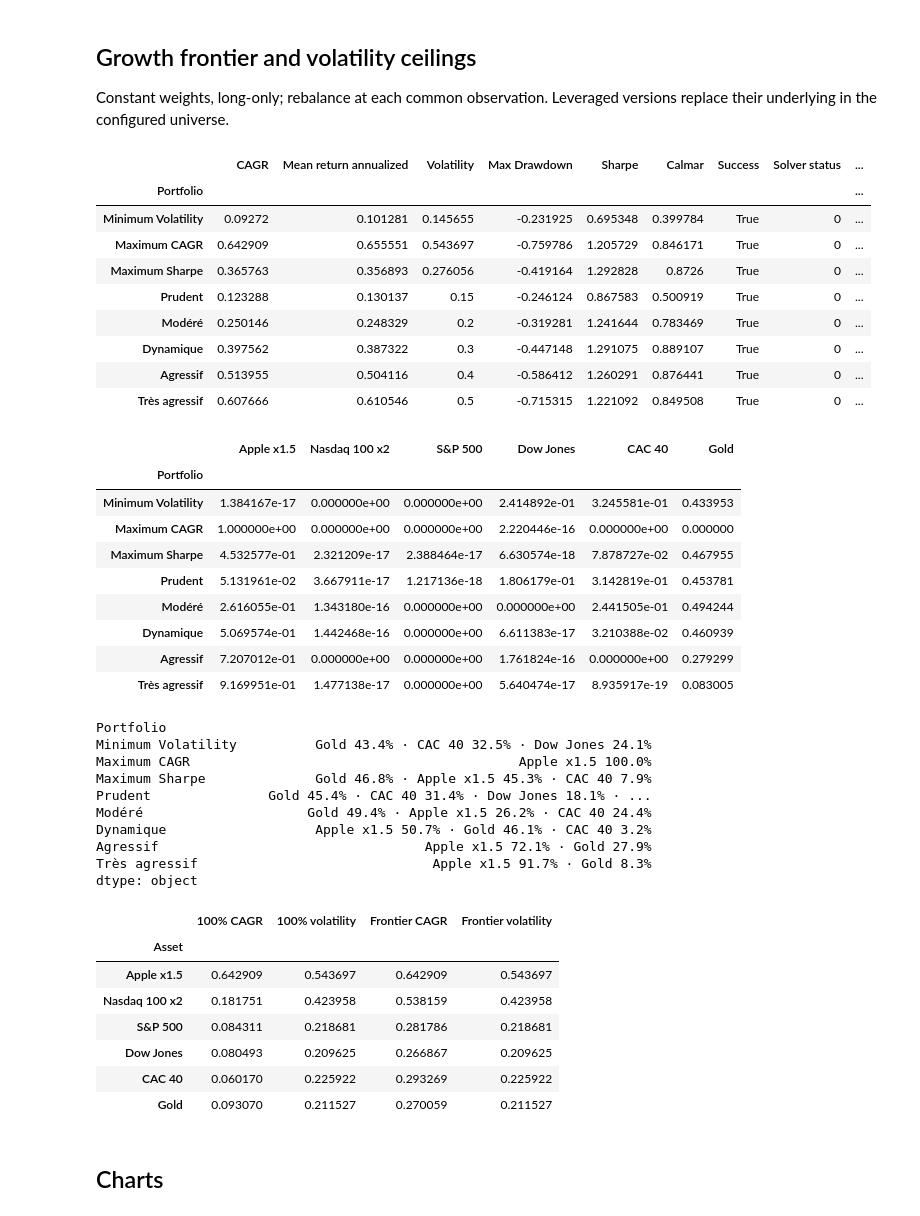
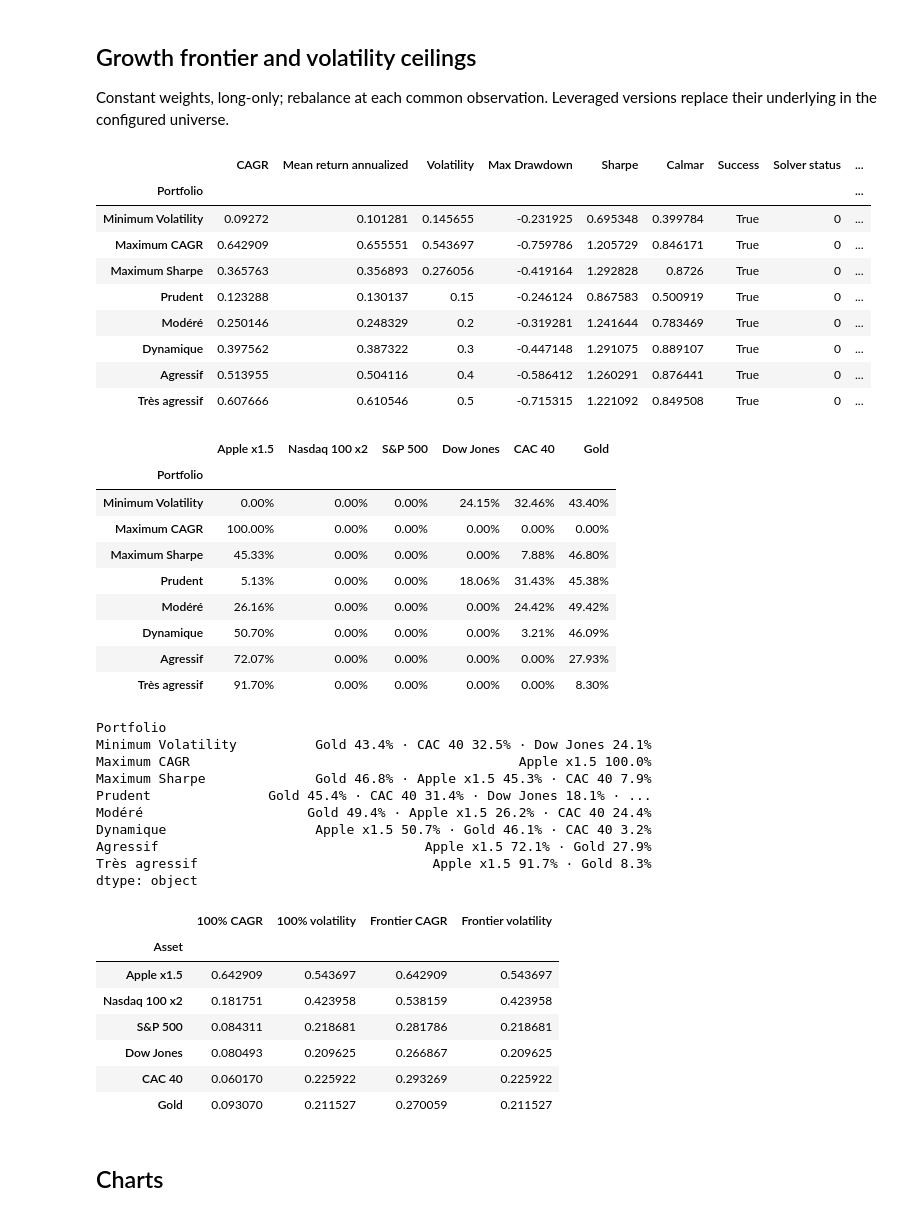
Before and after one commit to LesQuatreY/portfolio-optimization, a Jupyter notebook: outputs/portfolio_analysis.executed.ipynb, the cells around one changed output. Drawn from its saved outputs; the diff is of its cells as text; code cells hidden in the pictures.

Commit message:
Format displayed portfolio weights as percentages without changing raw values

```diff
--- a/outputs/portfolio_analysis.executed.ipynb
+++ b/outputs/portfolio_analysis.executed.ipynb
@@ -111,30 +111,30 @@ Constant weights, long-only; rebalance at each common observation. Leveraged ver
 # %%
 optimization = optimize_frontier(prices, config)
 display(optimization.summary)
-display(optimization.weights)
+display(format_weights(optimization.weights))
 display(allocation_summary(optimization.weights, config.allocation_display_threshold))
 display(optimization.dominance)
 # %% [output]
 |  | CAGR | Mean return annualized | Volatility | Max Drawdown | Sharpe | Calmar | Success | Solver status | ... |
 | Portfolio |  |  |  |  |  |  |  |  | ... |
 | Minimum Volatility | 0.09272 | 0.101281 | 0.145655 | -0.231925 | 0.695348 | 0.399784 | True | 0 | ... |
 | Maximum CAGR | 0.642909 | 0.655551 | 0.543697 | -0.759786 | 1.205729 | 0.846171 | True | 0 | ... |
 | Maximum Sharpe | 0.365763 | 0.356893 | 0.276056 | -0.419164 | 1.292828 | 0.8726 | True | 0 | ... |
 | Prudent | 0.123288 | 0.130137 | 0.15 | -0.246124 | 0.867583 | 0.500919 | True | 0 | ... |
 | Modéré | 0.250146 | 0.248329 | 0.2 | -0.319281 | 1.241644 | 0.783469 | True | 0 | ... |
 | Dynamique | 0.397562 | 0.387322 | 0.3 | -0.447148 | 1.291075 | 0.889107 | True | 0 | ... |
 | Agressif | 0.513955 | 0.504116 | 0.4 | -0.586412 | 1.260291 | 0.876441 | True | 0 | ... |
 | Très agressif | 0.607666 | 0.610546 | 0.5 | -0.715315 | 1.221092 | 0.849508 | True | 0 | ... |
 |  | Apple x1.5 | Nasdaq 100 x2 | S&P 500 | Dow Jones | CAC 40 | Gold |
 | Portfolio |  |  |  |  |  |  |
-| Minimum Volatility | 1.384167e-17 | 0.000000e+00 | 0.000000e+00 | 2.414892e-01 | 3.245581e-01 | 0.433953 |
-| Maximum CAGR | 1.000000e+00 | 0.000000e+00 | 0.000000e+00 | 2.220446e-16 | 0.000000e+00 | 0.000000 |
-| Maximum Sharpe | 4.532577e-01 | 2.321209e-17 | 2.388464e-17 | 6.630574e-18 | 7.878727e-02 | 0.467955 |
-| Prudent | 5.131961e-02 | 3.667911e-17 | 1.217136e-18 | 1.806179e-01 | 3.142819e-01 | 0.453781 |
-| Modéré | 2.616055e-01 | 1.343180e-16 | 0.000000e+00 | 0.000000e+00 | 2.441505e-01 | 0.494244 |
-| Dynamique | 5.069574e-01 | 1.442468e-16 | 0.000000e+00 | 6.611383e-17 | 3.210388e-02 | 0.460939 |
-| Agressif | 7.207012e-01 | 0.000000e+00 | 0.000000e+00 | 1.761824e-16 | 0.000000e+00 | 0.279299 |
-| Très agressif | 9.169951e-01 | 1.477138e-17 | 0.000000e+00 | 5.640474e-17 | 8.935917e-19 | 0.083005 |
+| Minimum Volatility | 0.00% | 0.00% | 0.00% | 24.15% | 32.46% | 43.40% |
+| Maximum CAGR | 100.00% | 0.00% | 0.00% | 0.00% | 0.00% | 0.00% |
+| Maximum Sharpe | 45.33% | 0.00% | 0.00% | 0.00% | 7.88% | 46.80% |
+| Prudent | 5.13% | 0.00% | 0.00% | 18.06% | 31.43% | 45.38% |
+| Modéré | 26.16% | 0.00% | 0.00% | 0.00% | 24.42% | 49.42% |
+| Dynamique | 50.70% | 0.00% | 0.00% | 0.00% | 3.21% | 46.09% |
+| Agressif | 72.07% | 0.00% | 0.00% | 0.00% | 0.00% | 27.93% |
+| Très agressif | 91.70% | 0.00% | 0.00% | 0.00% | 0.00% | 8.30% |
 Portfolio
 Minimum Volatility          Gold 43.4% · CAC 40 32.5% · Dow Jones 24.1%
 Maximum CAGR                                          Apple x1.5 100.0%
```
Also changed, not shown: parts of 1 cell of this notebook, 5 other files.
